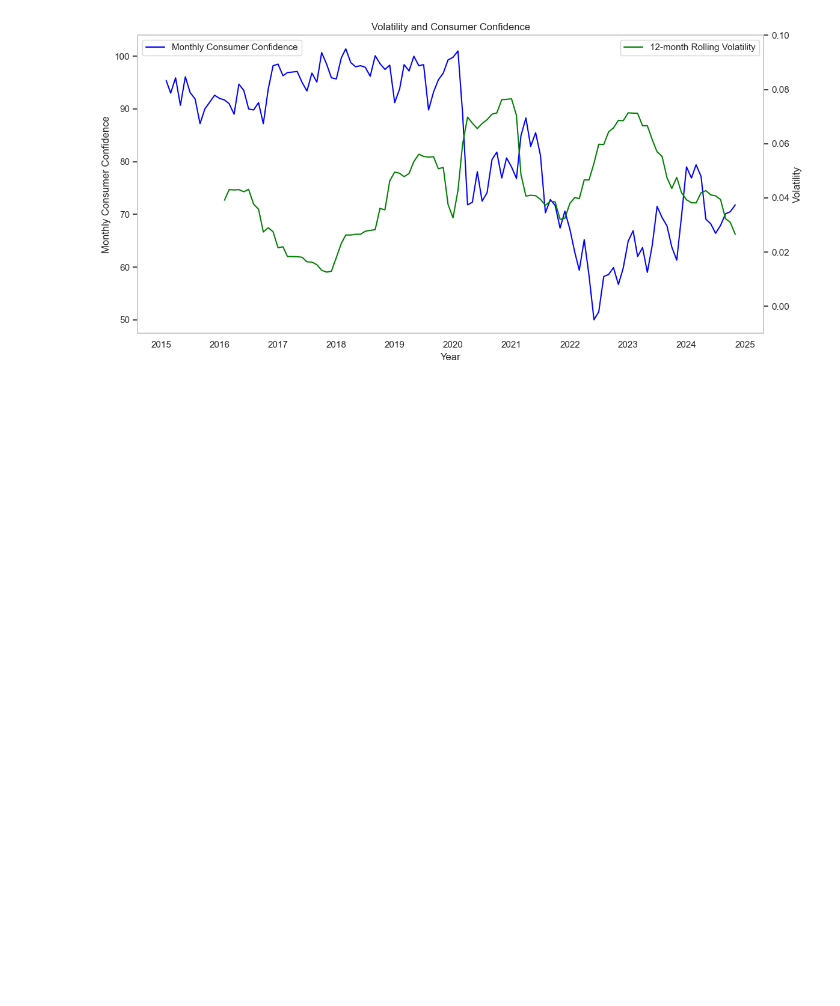
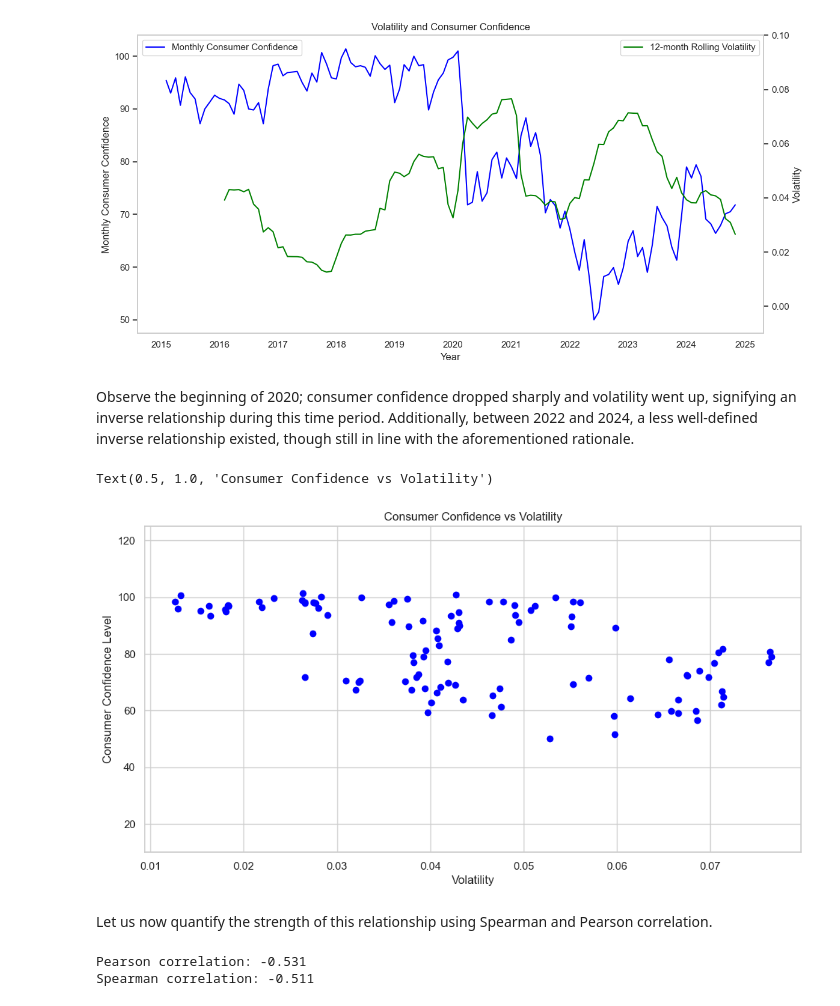
Before and after one commit to SmiffBarney/VaR, a Jupyter notebook: eda.ipynb, the cells around one changed output. Drawn from its saved outputs; the diff is of its cells as text; code cells hidden in the pictures; blank space fills up the shorter version.

```diff
--- a/eda.ipynb
+++ b/eda.ipynb
@@ -271,3 +279,29 @@ plt.tight_layout()
 plt.show()
 # %% [output]
 [figure]
+# %% [markdown]
+Observe the beginning of 2020; consumer confidence dropped sharply and volatility went up, signifying an inverse relationship during this time period. Additionally, between 2022 and 2024, a less well-defined inverse relationship existed, though still in line with the aforementioned rationale.
+# %%
+# Create a scatterplot
+plt.figure(figsize=(12, 6))
+plt.ylim((10, 125))
+plt.scatter(df['volatility'], df['consumer_confidence'], color='blue')
+plt.ylabel('Consumer Confidence Level')
+plt.xlabel('Volatility')
+plt.title('Consumer Confidence vs Volatility')
+# %% [output]
+Text(0.5, 1.0, 'Consumer Confidence vs Volatility')
+[figure, added]
+# %% [markdown]
+Let us now quantify the strength of this relationship using Spearman and Pearson correlation.
+# %%
+# Pearson correlation
+pearson_corr = df['consumer_confidence'].corr(df['volatility'])
+print(f"Pearson correlation: {pearson_corr:.3f}")
+
+# Spearman correlation
+spearman_corr = df['consumer_confidence'].corr(df['volatility'], method='spearman')
+print(f"Spearman correlation: {spearman_corr:.3f}")
+# %% [output]
+Pearson correlation: -0.531
+Spearman correlation: -0.511
```
Also changed, not shown: parts of 14 cells of this notebook, 1 other file.
